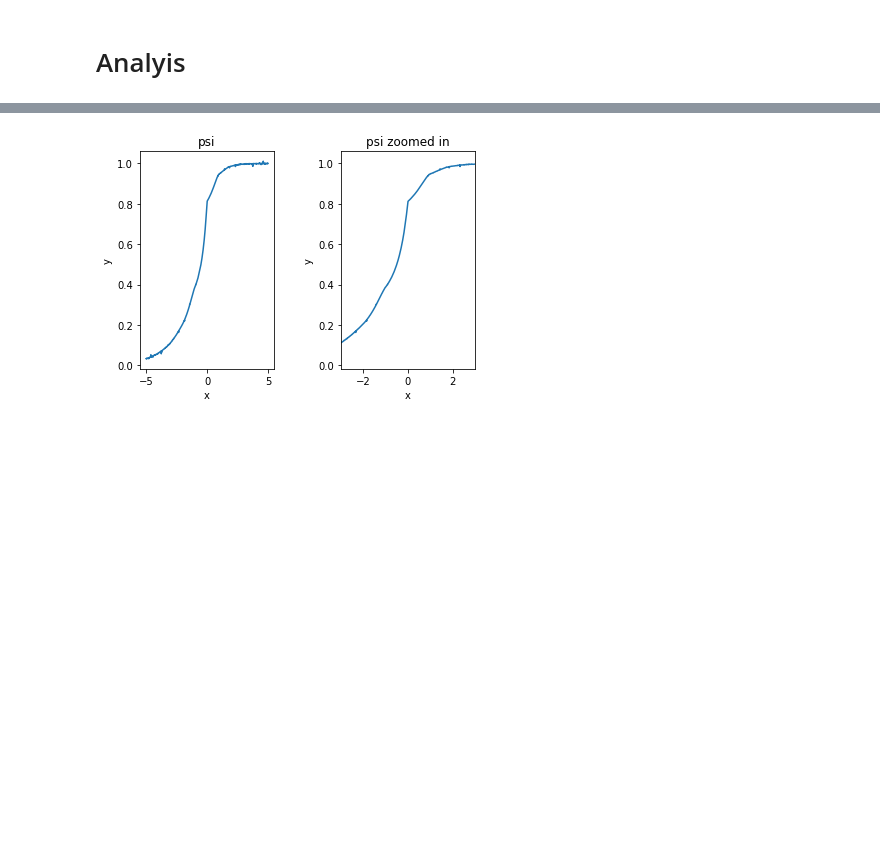
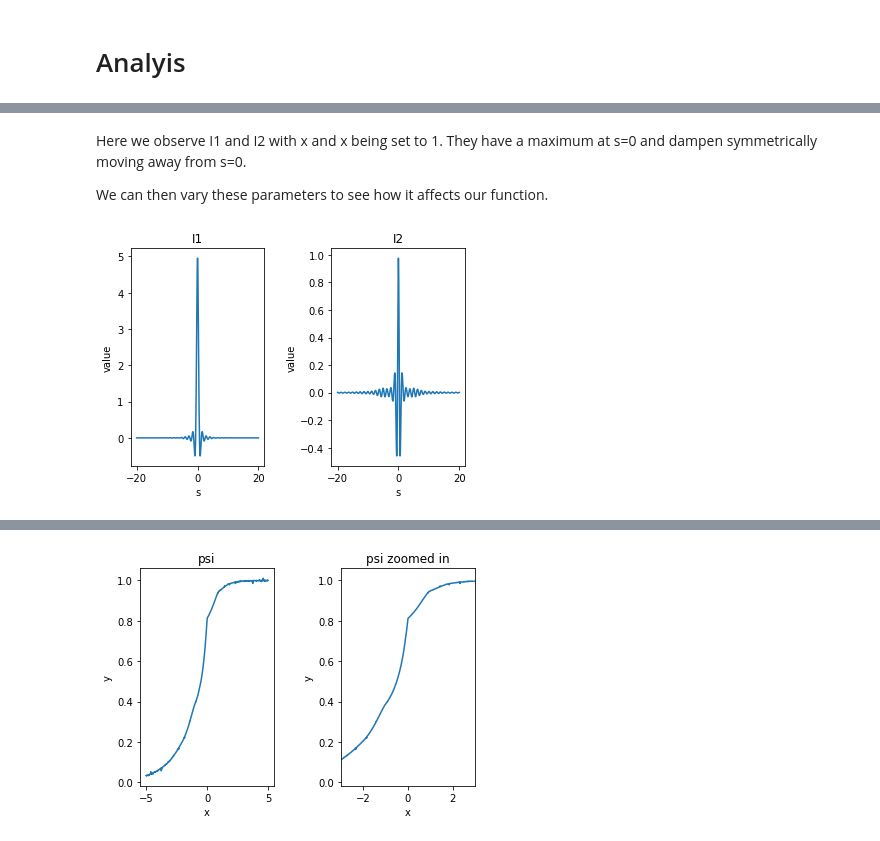
Before and after one commit to VijayStroup/ns-quadrature, a Jupyter notebook: nerve_quadrature.ipynb, the cells around one changed output, grey strips where cells are left out. Saved outputs shown, nothing was run; the diff lists cells and outputs as text; code cells hidden in the pictures; blank space fills up the shorter version.

```diff
--- a/nerve_quadrature.ipynb
+++ b/nerve_quadrature.ipynb
@@ -104,0 +123,11 @@ plt.show()
+# %% [markdown]
+Here we observe I1 and I2 with x and x being set to 1. They have a maximum at s=0
+and dampen symmetrically moving away from s=0.
+
+We can then vary these parameters to see how it affects our function.
+# %%
+xs = np.linspace(-20, 20, 500)
+c, x = 1, 5
+integral_plots(xs, c, x)
+# %% [output]
+[figure, added]
```
Also changed, not shown: parts of 16 cells of this notebook.
